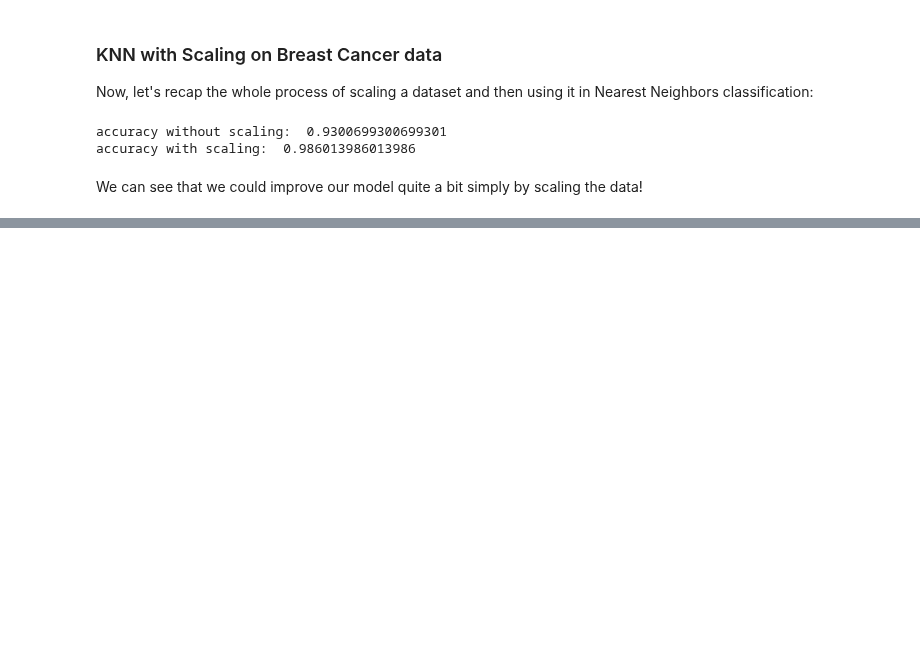
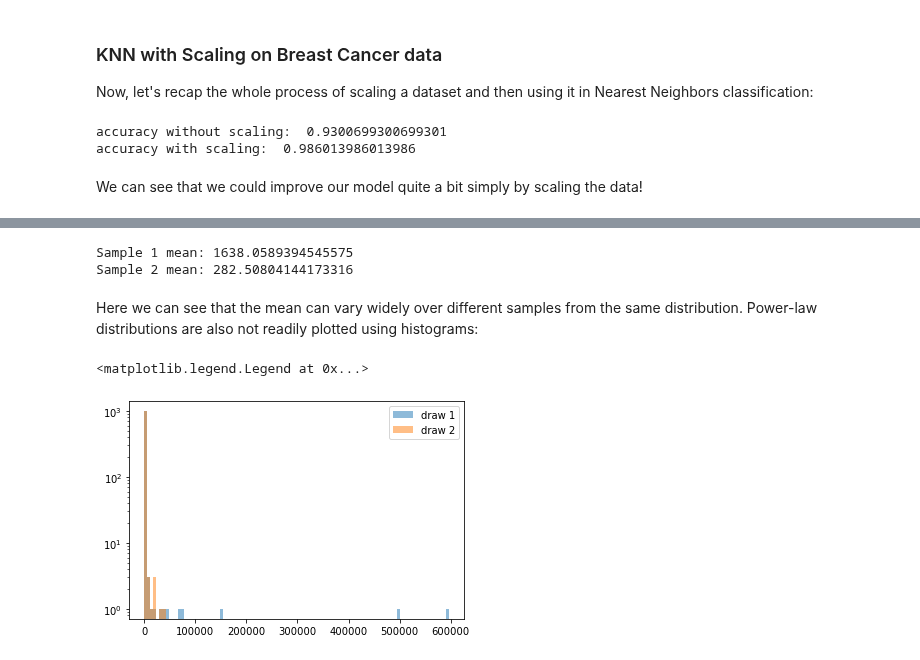
Before and after one commit to amueller/aml, a Jupyter notebook: 01-ml-workflow/03-preprocessing.ipynb, the cells around one changed output, grey strips where cells are left out. Drawn from its saved outputs; the diff is of its cells as text; code cells hidden in the pictures; blank space fills up the shorter version.

```diff
--- a/01-ml-workflow/03-preprocessing.ipynb
+++ b/01-ml-workflow/03-preprocessing.ipynb
@@ -260,0 +343,20 @@ We can see that we could improve our model quite a bit simply by scaling the dat
+# %%
+rs = np.random.RandomState(23)
+sample1 = rs.pareto(.5, size=1000)
+sample2 = rs.pareto(.5, size=1000)
+print("Sample 1 mean:", sample1.mean())
+print("Sample 2 mean:", sample2.mean())
+# %% [output]
+Sample 1 mean: 1638.0589394545575
+Sample 2 mean: 282.50804144173316
+# %% [markdown]
+Here we can see that the mean can vary widely over different samples from the same distribution. Power-law distributions are also not readily plotted using histograms:
+# %%
+_, bins, _ = plt.hist(sample1, bins=100, alpha=.5, label='draw 1')
+# we're reusing the bins determined from the first sample
+plt.hist(sample2, bins=bins, alpha=.5, label='draw 2');
+plt.yscale('log')
+plt.legend()
+# %% [output]
+<matplotlib.legend.Legend at 0x...>
+[figure, added]
```
Also changed, not shown: parts of 16 cells of this notebook.
